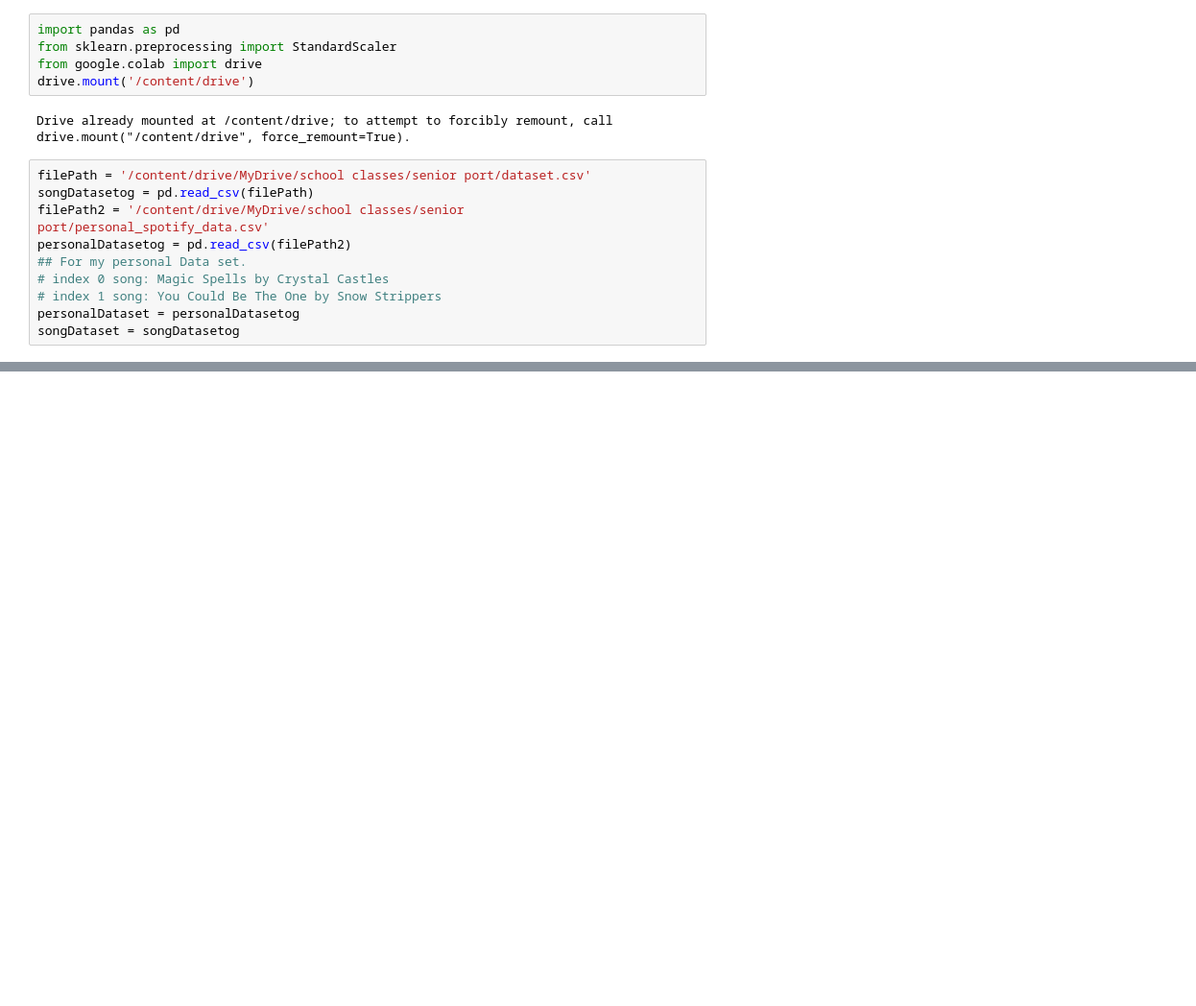
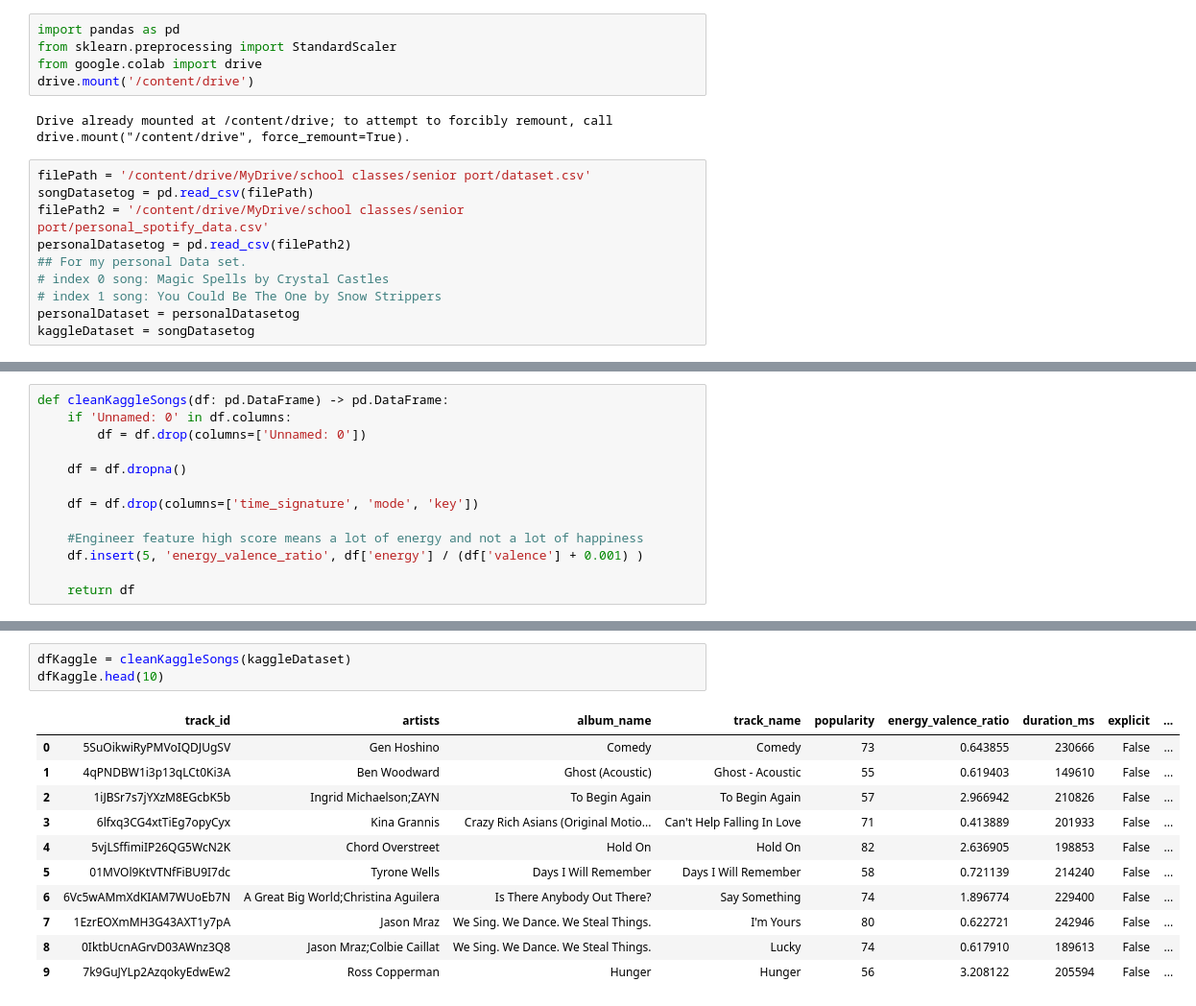
Before and after one commit to elijkon/Spark, a Jupyter notebook: SpotifyRec.ipynb, the cells around one changed output, grey strips where cells are left out. Shown at 96% size. Cells and saved outputs as stored; diff of their text form; blank space fills up the shorter version.

```diff
--- a/SpotifyRec.ipynb
+++ b/SpotifyRec.ipynb
@@ -41,4 +41,4 @@ personalDatasetog = pd.read_csv(filePath2)
 # index 0 song: Magic Spells by Crystal Castles
 # index 1 song: You Could Be The One by Snow Strippers
 personalDataset = personalDatasetog
-songDataset = songDatasetog
+kaggleDataset = songDatasetog
@@ -119 +103,14 @@ def cleanPersonalsongs(df: pd.DataFrame) -> pd.DataFrame:
     return df
+# %%
+def cleanKaggleSongs(df: pd.DataFrame) -> pd.DataFrame:
+    if 'Unnamed: 0' in df.columns:
+        df = df.drop(columns=['Unnamed: 0'])
+
+    df = df.dropna()
+
+    df = df.drop(columns=['time_signature', 'mode', 'key'])
+
+    #Engineer feature high score means a lot of energy and not a lot of happiness
+    df.insert(5, 'energy_valence_ratio', df['energy'] / (df['valence'] + 0.001) )
+
+    return df
@@ -138,0 +142,15 @@ songDataset.info()
+# %%
+dfKaggle = cleanKaggleSongs(kaggleDataset)
+dfKaggle.head(10)
+# %% [output]
+|  | track_id | artists | album_name | track_name | popularity | energy_valence_ratio | duration_ms | explicit | ... |
+| 0 | 5SuOikwiRyPMVoIQDJUgSV | Gen Hoshino | Comedy | Comedy | 73 | 0.643855 | 230666 | False | ... |
+| 1 | 4qPNDBW1i3p13qLCt0Ki3A | Ben Woodward | Ghost (Acoustic) | Ghost - Acoustic | 55 | 0.619403 | 149610 | False | ... |
+| 2 | 1iJBSr7s7jYXzM8EGcbK5b | Ingrid Michaelson;ZAYN | To Begin Again | To Begin Again | 57 | 2.966942 | 210826 | False | ... |
+| 3 | 6lfxq3CG4xtTiEg7opyCyx | Kina Grannis | Crazy Rich Asians (Original Motio... | Can't Help Falling In Love | 71 | 0.413889 | 201933 | False | ... |
+| 4 | 5vjLSffimiIP26QG5WcN2K | Chord Overstreet | Hold On | Hold On | 82 | 2.636905 | 198853 | False | ... |
+| 5 | 01MVOl9KtVTNfFiBU9I7dc | Tyrone Wells | Days I Will Remember | Days I Will Remember | 58 | 0.721139 | 214240 | False | ... |
+| 6 | 6Vc5wAMmXdKIAM7WUoEb7N | A Great Big World;Christina Aguilera | Is There Anybody Out There? | Say Something | 74 | 1.896774 | 229400 | False | ... |
+| 7 | 1EzrEOXmMH3G43AXT1y7pA | Jason Mraz | We Sing. We Dance. We Steal Things. | I'm Yours | 80 | 0.622721 | 242946 | False | ... |
+| 8 | 0IktbUcnAGrvD03AWnz3Q8 | Jason Mraz;Colbie Caillat | We Sing. We Dance. We Steal Things. | Lucky | 74 | 0.617910 | 189613 | False | ... |
+| 9 | 7k9GuJYLp2AzqokyEdwEw2 | Ross Copperman | Hunger | Hunger | 56 | 3.208122 | 205594 | False | ... |
```
Also changed, not shown: parts of 13 cells of this notebook.
